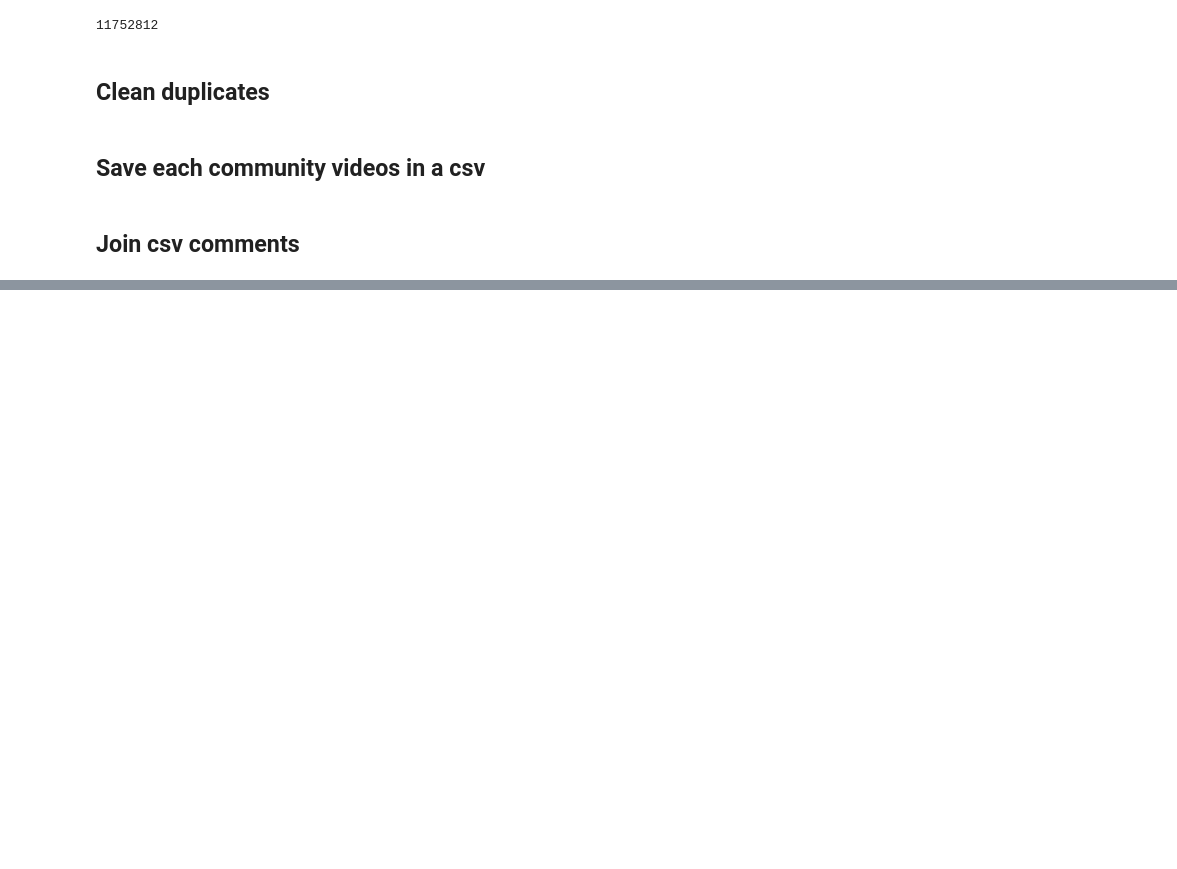
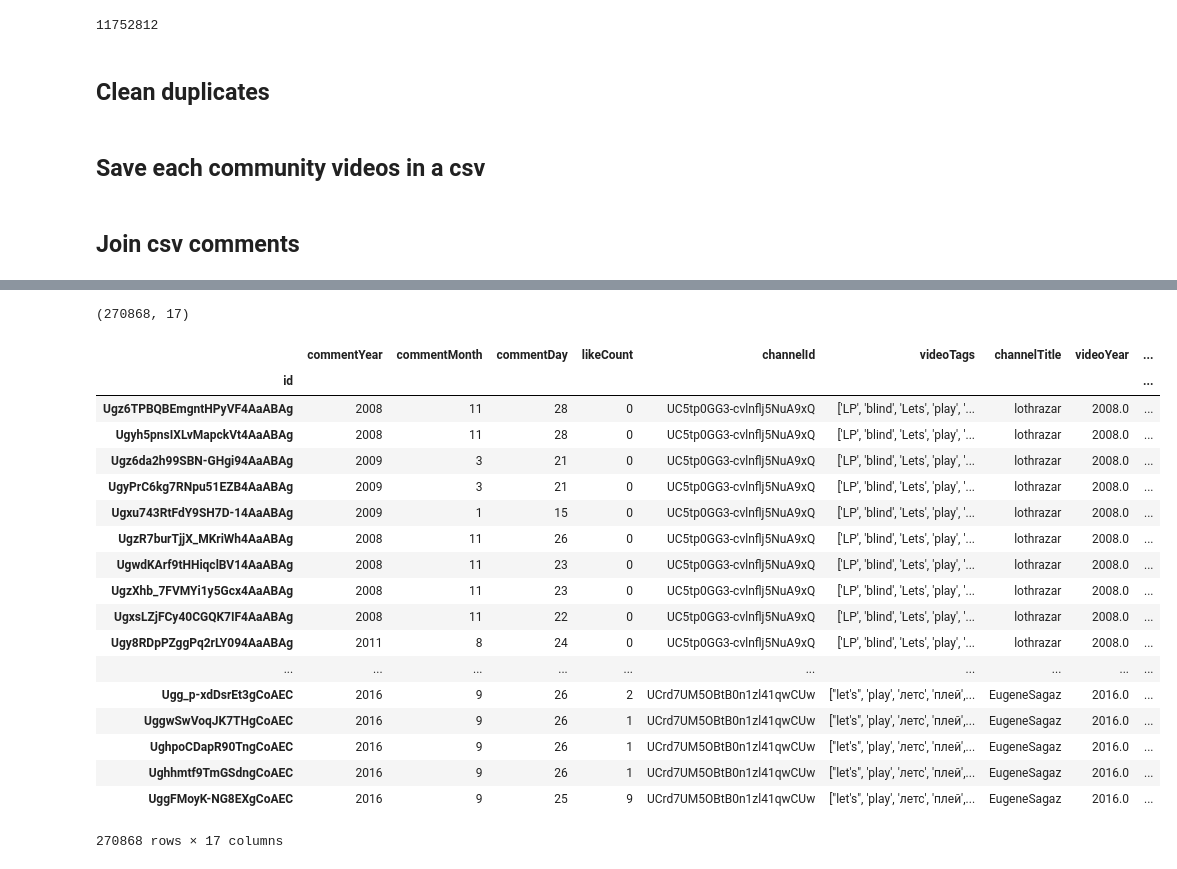
Before and after one commit to AnaRuizS/LetsplayData, a Jupyter notebook: test2.ipynb, the cells around one changed output, grey strips where cells are left out. Drawn from its saved outputs; the diff is of its cells as text; code cells hidden in the pictures; blank space fills up the shorter version.

```diff
--- a/test2.ipynb
+++ b/test2.ipynb
@@ -203,0 +393,28 @@ True
+# %%
+data.shape
+# %% [output]
+(270868, 17)
+# %%
+data=pd.read_csv('data/comments_all_merged.csv',index_col='id')
+# %%
+data
+# %% [output]
+|  | commentYear | commentMonth | commentDay | likeCount | channelId | videoTags | channelTitle | videoYear | ... |
+| id |  |  |  |  |  |  |  |  | ... |
+| Ugz6TPBQBEmgntHPyVF4AaABAg | 2008 | 11 | 28 | 0 | UC5tp0GG3-cvlnflj5NuA9xQ | ['LP', 'blind', 'Lets', 'play', '... | lothrazar | 2008.0 | ... |
+| Ugyh5pnsIXLvMapckVt4AaABAg | 2008 | 11 | 28 | 0 | UC5tp0GG3-cvlnflj5NuA9xQ | ['LP', 'blind', 'Lets', 'play', '... | lothrazar | 2008.0 | ... |
+| Ugz6da2h99SBN-GHgi94AaABAg | 2009 | 3 | 21 | 0 | UC5tp0GG3-cvlnflj5NuA9xQ | ['LP', 'blind', 'Lets', 'play', '... | lothrazar | 2008.0 | ... |
+| UgyPrC6kg7RNpu51EZB4AaABAg | 2009 | 3 | 21 | 0 | UC5tp0GG3-cvlnflj5NuA9xQ | ['LP', 'blind', 'Lets', 'play', '... | lothrazar | 2008.0 | ... |
+| Ugxu743RtFdY9SH7D-14AaABAg | 2009 | 1 | 15 | 0 | UC5tp0GG3-cvlnflj5NuA9xQ | ['LP', 'blind', 'Lets', 'play', '... | lothrazar | 2008.0 | ... |
+| UgzR7burTjjX_MKriWh4AaABAg | 2008 | 11 | 26 | 0 | UC5tp0GG3-cvlnflj5NuA9xQ | ['LP', 'blind', 'Lets', 'play', '... | lothrazar | 2008.0 | ... |
+| UgwdKArf9tHHiqclBV14AaABAg | 2008 | 11 | 23 | 0 | UC5tp0GG3-cvlnflj5NuA9xQ | ['LP', 'blind', 'Lets', 'play', '... | lothrazar | 2008.0 | ... |
+| UgzXhb_7FVMYi1y5Gcx4AaABAg | 2008 | 11 | 23 | 0 | UC5tp0GG3-cvlnflj5NuA9xQ | ['LP', 'blind', 'Lets', 'play', '... | lothrazar | 2008.0 | ... |
+| UgxsLZjFCy40CGQK7IF4AaABAg | 2008 | 11 | 22 | 0 | UC5tp0GG3-cvlnflj5NuA9xQ | ['LP', 'blind', 'Lets', 'play', '... | lothrazar | 2008.0 | ... |
+| Ugy8RDpPZggPq2rLY094AaABAg | 2011 | 8 | 24 | 0 | UC5tp0GG3-cvlnflj5NuA9xQ | ['LP', 'blind', 'Lets', 'play', '... | lothrazar | 2008.0 | ... |
+| ... | ... | ... | ... | ... | ... | ... | ... | ... | ... |
+| Ugg_p-xdDsrEt3gCoAEC | 2016 | 9 | 26 | 2 | UCrd7UM5OBtB0n1zl41qwCUw | ["let's", 'play', 'летс', 'плей',... | EugeneSagaz | 2016.0 | ... |
+| UggwSwVoqJK7THgCoAEC | 2016 | 9 | 26 | 1 | UCrd7UM5OBtB0n1zl41qwCUw | ["let's", 'play', 'летс', 'плей',... | EugeneSagaz | 2016.0 | ... |
+| UghpoCDapR90TngCoAEC | 2016 | 9 | 26 | 1 | UCrd7UM5OBtB0n1zl41qwCUw | ["let's", 'play', 'летс', 'плей',... | EugeneSagaz | 2016.0 | ... |
+| Ughhmtf9TmGSdngCoAEC | 2016 | 9 | 26 | 1 | UCrd7UM5OBtB0n1zl41qwCUw | ["let's", 'play', 'летс', 'плей',... | EugeneSagaz | 2016.0 | ... |
+| UggFMoyK-NG8EXgCoAEC | 2016 | 9 | 25 | 9 | UCrd7UM5OBtB0n1zl41qwCUw | ["let's", 'play', 'летс', 'плей',... | EugeneSagaz | 2016.0 | ... |
+270868 rows × 17 columns
```
Also changed, not shown: parts of 31 cells of this notebook.
